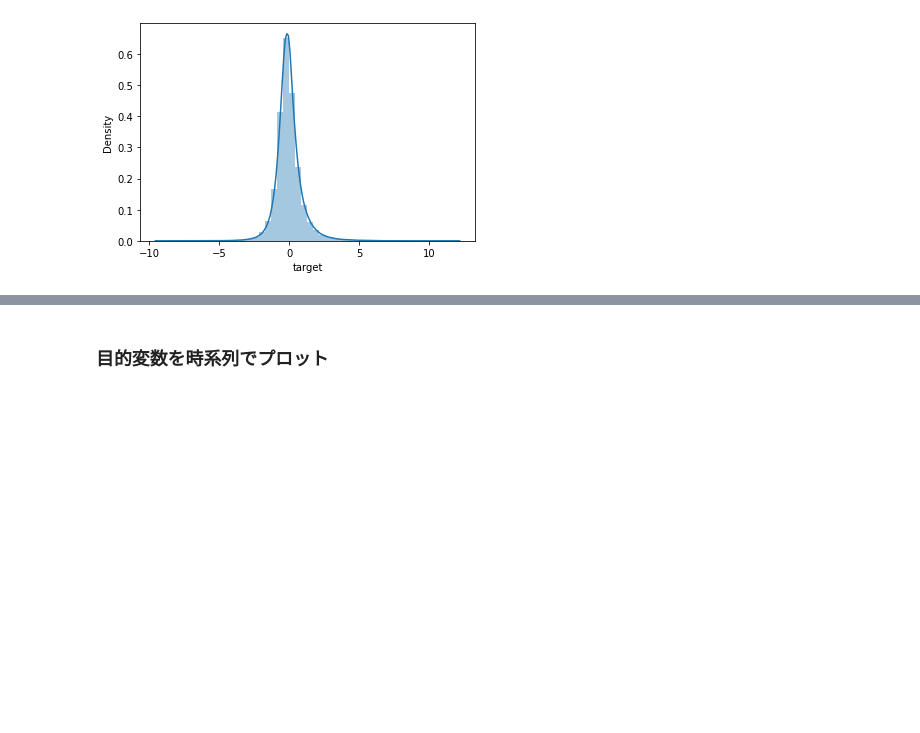
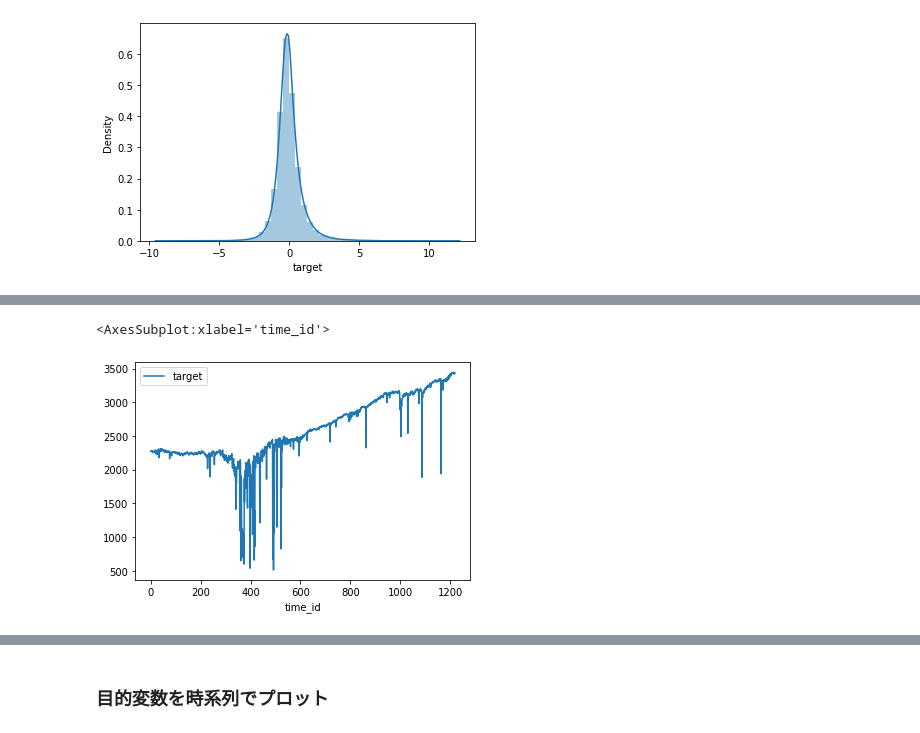
Before and after one commit to IMOKURI/ubiquant-market-prediction, a Jupyter notebook: notebooks/EDA.ipynb, the cells around one changed output, grey strips where cells are left out. Saved outputs shown, nothing was run; the diff lists cells and outputs as text; code cells hidden in the pictures; blank space fills up the shorter version.

```diff
--- a/notebooks/EDA.ipynb
+++ b/notebooks/EDA.ipynb
@@ -347,0 +367,2 @@ stats.probplot(train["target"], dist="norm", plot=plt)
+# %%
+count_targets = train[["time_id", "target"]].groupby("time_id").count()
@@ -347,0 +386,5 @@ stats.probplot(train["target"], dist="norm", plot=plt)
+# %%
+count_targets.plot()
+# %% [output]
+<AxesSubplot:xlabel='time_id'>
+[figure, added]
```
Also changed, not shown: parts of 20 cells of this notebook, 3 other files.
